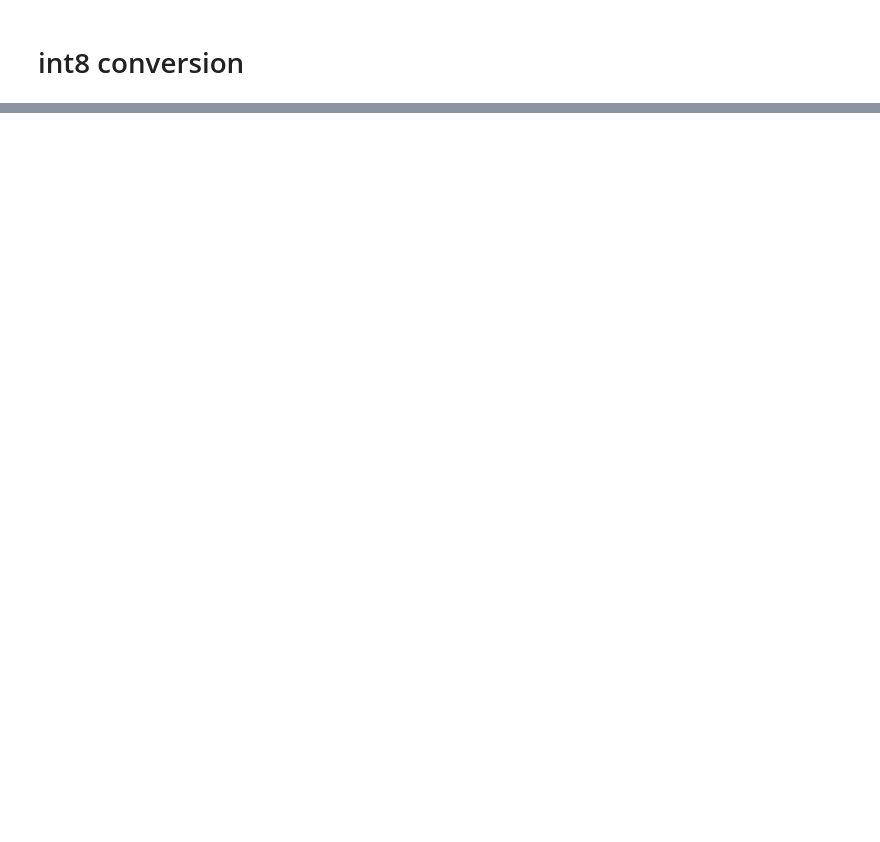
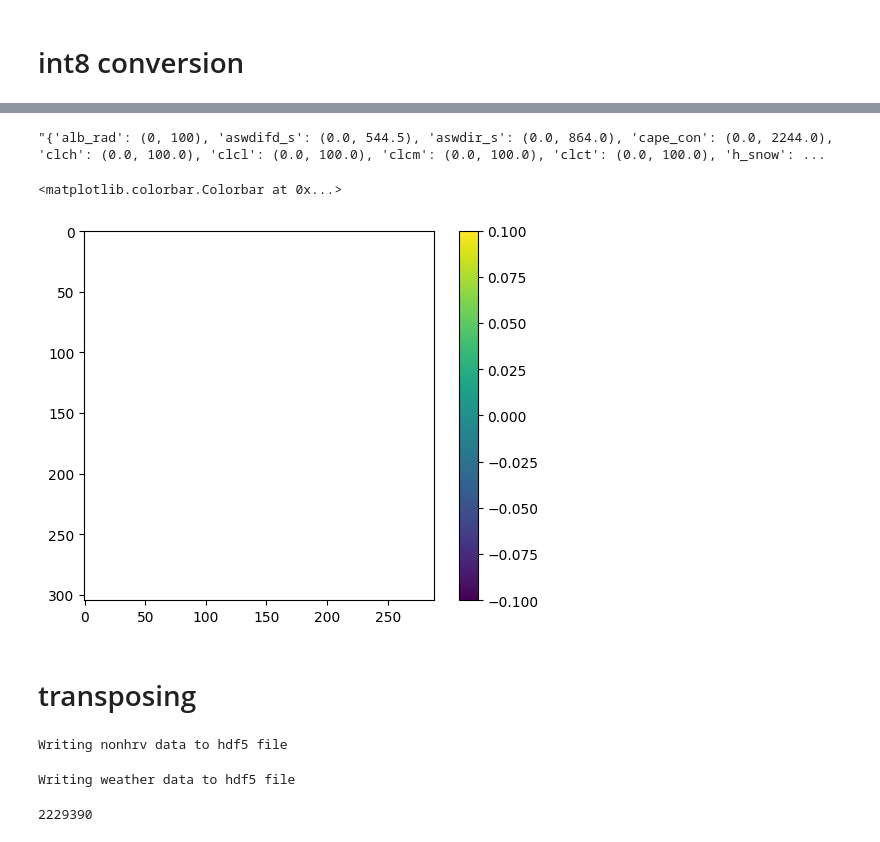
Before and after one commit to mlberkeley/climatehack2023, a Jupyter notebook: notebooks/baking.ipynb, the cells around one changed output, grey strips where cells are left out. Saved outputs shown, nothing was run; the diff lists cells and outputs as text; code cells hidden in the pictures; blank space fills up the shorter version.

```diff
--- a/notebooks/baking.ipynb
+++ b/notebooks/baking.ipynb
@@ -175,7 +176,7 @@ bake_index[237855]
 # %% [output]
 80.6 ns ± 10.6 ns per loop (mean ± std. dev. of 7 runs, 10,000,000 loops each)
 # %%
-data = h5py.File("../data.h5", "r")
+data = h5py.File("../data.fp16.h5", "r")
 data.keys()
 # %% [output]
 <KeysViewHDF5 ['nonhrv', 'weather']>
@@ -212,0 +213,6 @@ weather_max = np.array([
+# %%
+WEATHER_KEYS = ["alb_rad", "aswdifd_s", "aswdir_s", "cape_con", "clch", "clcl", "clcm", "clct",
+"h_snow", "omega_1000", "omega_700", "omega_850", "omega_950", "pmsl", "relhum_2m", "runoff_g",
+"runoff_s", "t_2m", "t_500", "t_850", "t_950", "t_g", "td_2m", "tot_prec", "u_10m", "u_50", "u_500",
+"u_850", "u_950", "v_10m", "v_50", "v_500", "v_850", "v_950", "vmax_10m", "w_snow", "ww", "z0"]
+weather_key_map = {k:i for i, k in enumerate(WEATHER_KEYS)}
@@ -212,0 +248,12 @@ weather_max = np.array([
+# %%
+weather_ranges.__repr__()
+# %% [output]
+"{'alb_rad': (0, 100), 'aswdifd_s': (0.0, 544.5), 'aswdir_s': (0.0, 864.0), 'cape_con': (0.0, 2244.0), 'clch': (0.0, 100.0), 'clcl': (0.0, 100.0), 'clcm': (0.0, 100.0), 'clct': (0.0, 100.0), 'h_snow': ...
+# %%
+plt.imshow(data['weather'][3, :, :, weather_key_map['pmsl']])
+plt.colorbar()
+# %% [output]
+<matplotlib.colorbar.Colorbar at 0x...>
+[figure, added]
+# %% [markdown]
+# transposing
@@ -212,0 +269,59 @@ weather_max = np.array([
+# %%
+bake_index_dt = np.dtype([
+    ('time', np.int32),
+    ('site', np.int32),
+    ('nonhrv_flags', np.bool_, (11,)),
+    ('weather_flags', np.bool_, (38,)),
+], align=True)
+
+h5file = h5py.File("data.h5", "w")
+
+# based on bake index, save all pv data to a single hdf5 file
+ds = h5file.create_dataset(
+        'bake_index',
+        shape=(len(bake_index),),
+        dtype=bake_index_dt,
+        chunks=(min(10000, len(bake_index)),),
+)
+ds[:] = bake_index
+
+ds = h5file.create_dataset(
+        "nonhrv",
+        shape=(11, orig['nonhrv'].shape[0], 12, 293, 333),
+        dtype=np.uint8,
+        chunks=(1, 16, 12, 293, 333),
+)
+ds.attrs['times'] = orig['nonhrv'].attrs['times']
+ds.attrs['ranges'] = np.vstack((np.zeros(11), np.ones(11)), dtype=np.float32).T
+
+print('Writing nonhrv data to hdf5 file')
+for i, v in enumerate(tqdm(orig['nonhrv'])):
+    ds[:, i] = v.transpose(3, 0, 1, 2)
+
+# based on bake index, save all weather data to a single hdf5 file
+
+ds = h5file.create_dataset(
+        "weather",
+        shape=(38, orig['weather'].shape[0], 305, 289),
+        dtype=np.uint8,
+        chunks=(1, 128, 305, 289),
+)
+ds.attrs['times'] = orig['weather'].attrs['times']
+ds.attrs['ranges'] = np.array(list(WEATHER_RANGES.values()), dtype=np.float32)
+
+print('Writing weather data to hdf5 file')
+for i, v in enumerate(tqdm(orig['weather'])):
+    ds[:, i] = v.transpose(2, 0, 1)
+
+h5file.close()
+# %% [output]
+Writing nonhrv data to hdf5 file
+Writing weather data to hdf5 file
+# %%
+(
+    (bake_index['time'] < 1609459200) &
+    bake_index['nonhrv_flags'].all(axis=1) &
+    bake_index['weather_flags'].all(axis=1)
+).sum()
+# %% [output]
+2229390
```
Also changed, not shown: parts of 8 cells of this notebook, 3 other files.
